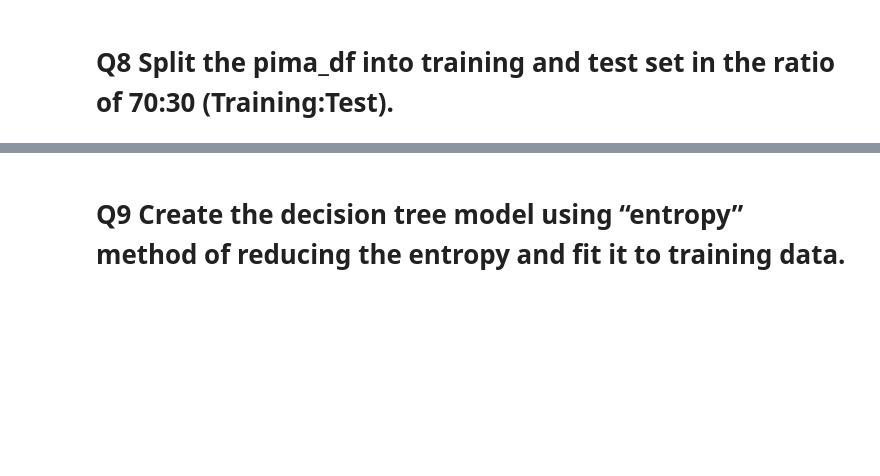
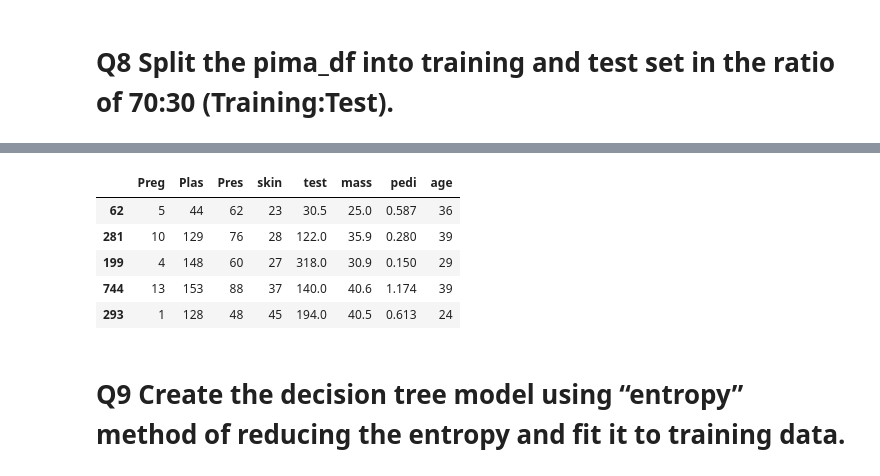
Before and after one commit to GreatLearningAIML1/bangalore-aug19-batch-Nishamol, a Jupyter notebook: R3-Internal Lab-PimaD.ipynb, the cells around one changed output, grey strips where cells are left out. Cells and saved outputs as stored; diff of their text form; code cells hidden in the pictures; blank space fills up the shorter version.

```diff
--- a/R3-Internal Lab-PimaD.ipynb
+++ b/R3-Internal Lab-PimaD.ipynb
@@ -217,3 +266,12 @@ X_Train
+# %%
+X_Train.head()  #Just verifing the data post split
+# %% [output]
+|  | Preg | Plas | Pres | skin | test | mass | pedi | age |
+| 62 | 5 | 44 | 62 | 23 | 30.5 | 25.0 | 0.587 | 36 |
+| 281 | 10 | 129 | 76 | 28 | 122.0 | 35.9 | 0.280 | 39 |
+| 199 | 4 | 148 | 60 | 27 | 318.0 | 30.9 | 0.150 | 29 |
+| 744 | 13 | 153 | 88 | 37 | 140.0 | 40.6 | 1.174 | 39 |
+| 293 | 1 | 128 | 48 | 45 | 194.0 | 40.5 | 0.613 | 24 |
 # %% [markdown]
 # Q9 Create the decision tree model using “entropy” method of reducing the entropy and fit it to training data.</b>
 # %%
```
Also changed, not shown: parts of 32 cells of this notebook.
